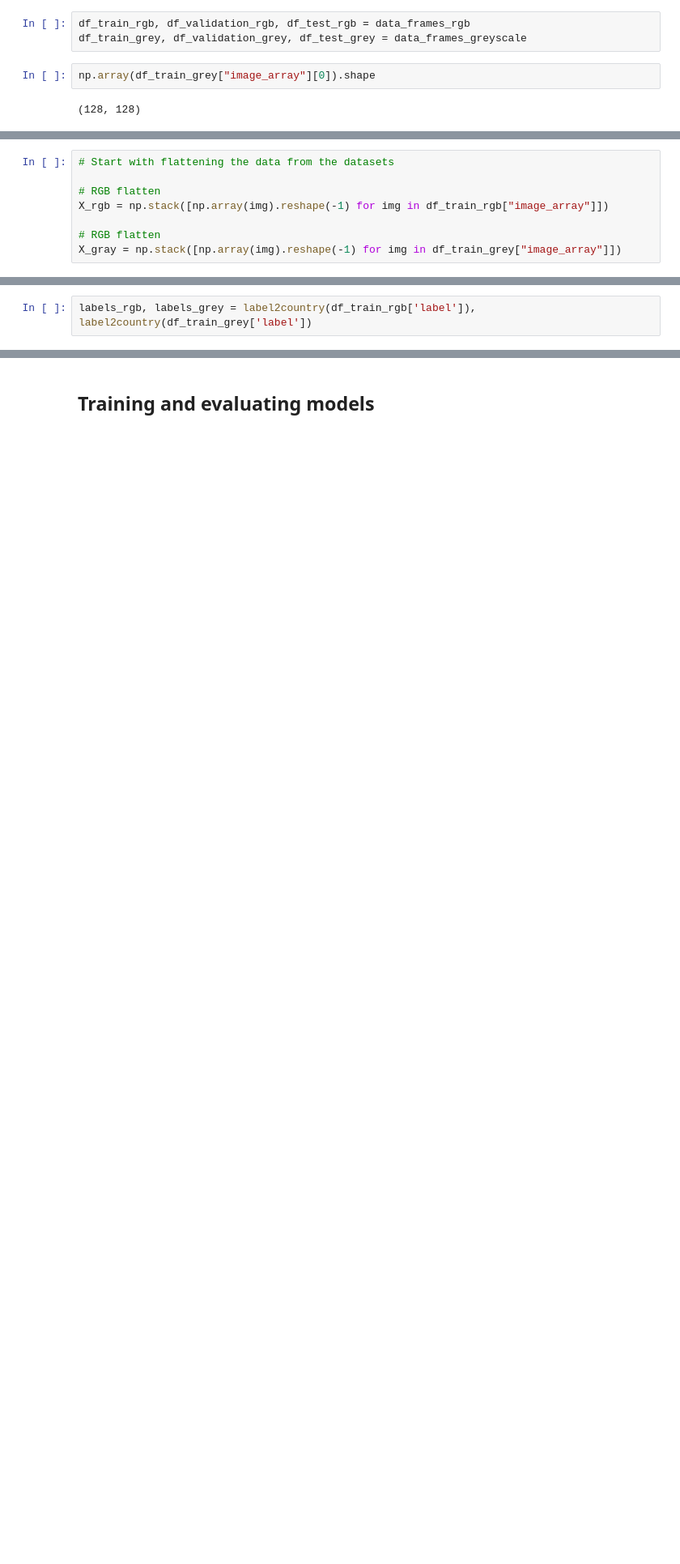
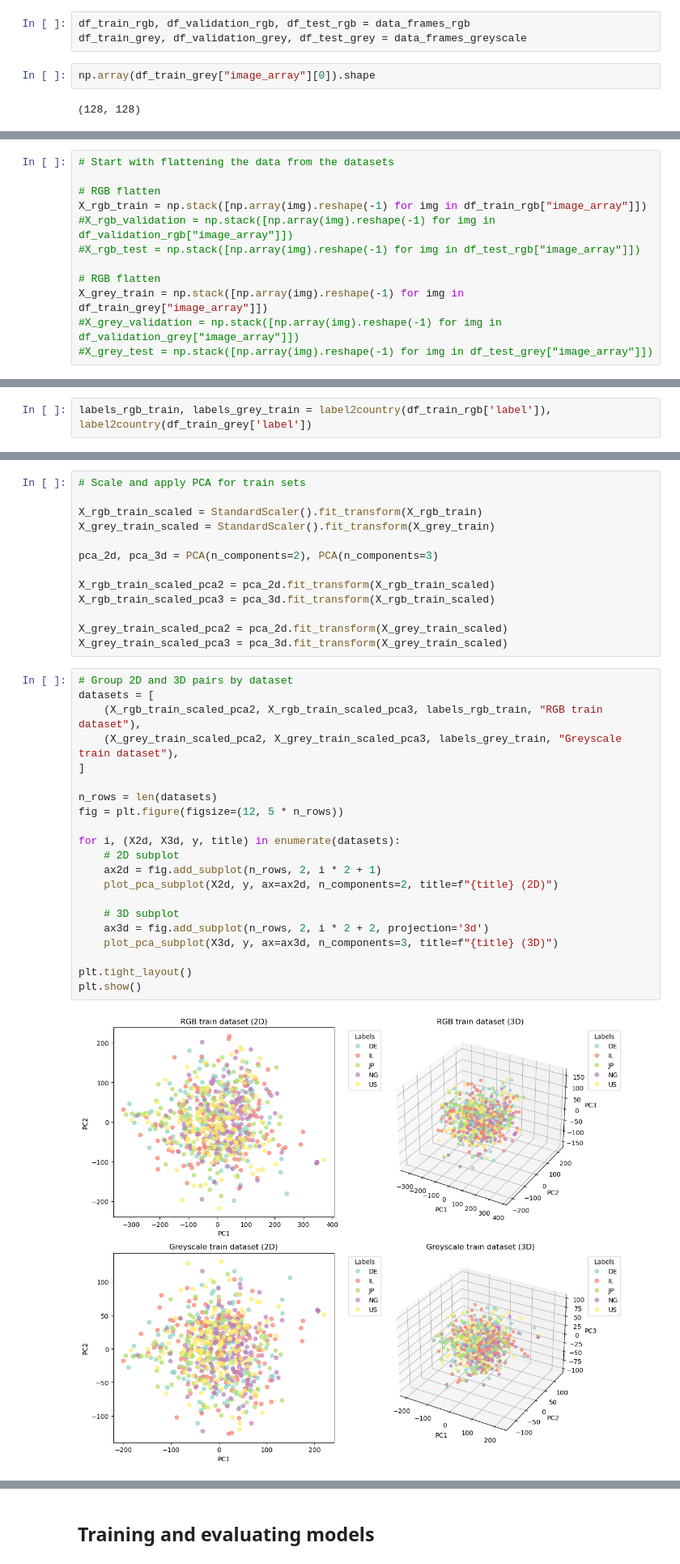
Before and after one commit to Ely6899/ML_final_project, a Jupyter notebook: project_notebook.ipynb, the cells around one changed output, grey strips where cells are left out. Shown at 81% size. Cells and saved outputs as stored; diff of their text form; blank space fills up the shorter version.

Commit message:
Improved PCA visualization, added VGG-16 embedding benchmark and started ML pipeline

```diff
--- a/project_notebook.ipynb
+++ b/project_notebook.ipynb
@@ -205,8 +269,12 @@ def plot_pca(X, labels, n_components=2, title="PCA Projection", normalize=True):
 # Start with flattening the data from the datasets
 
 # RGB flatten
-X_rgb = np.stack([np.array(img).reshape(-1) for img in df_train_rgb["image_array"]])
+X_rgb_train = np.stack([np.array(img).reshape(-1) for img in df_train_rgb["image_array"]])
+#X_rgb_validation = np.stack([np.array(img).reshape(-1) for img in df_validation_rgb["image_array"]])
+#X_rgb_test = np.stack([np.array(img).reshape(-1) for img in df_test_rgb["image_array"]])
 
 # RGB flatten
-X_gray = np.stack([np.array(img).reshape(-1) for img in df_train_grey["image_array"]])
+X_grey_train = np.stack([np.array(img).reshape(-1) for img in df_train_grey["image_array"]])
+#X_grey_validation = np.stack([np.array(img).reshape(-1) for img in df_validation_grey["image_array"]])
+#X_grey_test = np.stack([np.array(img).reshape(-1) for img in df_test_grey["image_array"]])
 # %%
@@ -216,4 +284,4 @@ print(f"grey flattened data shape: {X_gray.shape}")
 RGB flattened data shape:  (750, 49152)
 grey flattened data shape: (750, 16384)
 # %%
-labels_rgb, labels_grey = label2country(df_train_rgb['label']), label2country(df_train_grey['label'])
+labels_rgb_train, labels_grey_train = label2country(df_train_rgb['label']), label2country(df_train_grey['label'])
@@ -223,0 +288,36 @@ plot_pca(X_gray, labels_grey, n_components=3)
+# %%
+# Scale and apply PCA for train sets
+
+X_rgb_train_scaled = StandardScaler().fit_transform(X_rgb_train)
+X_grey_train_scaled = StandardScaler().fit_transform(X_grey_train)
+
+pca_2d, pca_3d = PCA(n_components=2), PCA(n_components=3)
+
+X_rgb_train_scaled_pca2 = pca_2d.fit_transform(X_rgb_train_scaled)
+X_rgb_train_scaled_pca3 = pca_3d.fit_transform(X_rgb_train_scaled)
+
+X_grey_train_scaled_pca2 = pca_2d.fit_transform(X_grey_train_scaled)
+X_grey_train_scaled_pca3 = pca_3d.fit_transform(X_grey_train_scaled)
+# %%
+# Group 2D and 3D pairs by dataset
+datasets = [
+    (X_rgb_train_scaled_pca2, X_rgb_train_scaled_pca3, labels_rgb_train, "RGB train dataset"),
+    (X_grey_train_scaled_pca2, X_grey_train_scaled_pca3, labels_grey_train, "Greyscale train dataset"),
+]
+
+n_rows = len(datasets)
+fig = plt.figure(figsize=(12, 5 * n_rows))
+
+for i, (X2d, X3d, y, title) in enumerate(datasets):
+    # 2D subplot
+    ax2d = fig.add_subplot(n_rows, 2, i * 2 + 1)
+    plot_pca_subplot(X2d, y, ax=ax2d, n_components=2, title=f"{title} (2D)")
+
+    # 3D subplot
+    ax3d = fig.add_subplot(n_rows, 2, i * 2 + 2, projection='3d')
+    plot_pca_subplot(X3d, y, ax=ax3d, n_components=3, title=f"{title} (3D)")
+
+plt.tight_layout()
+plt.show()
+# %% [output]
+[figure, added]
```
Also changed, not shown: parts of 43 cells of this notebook.
